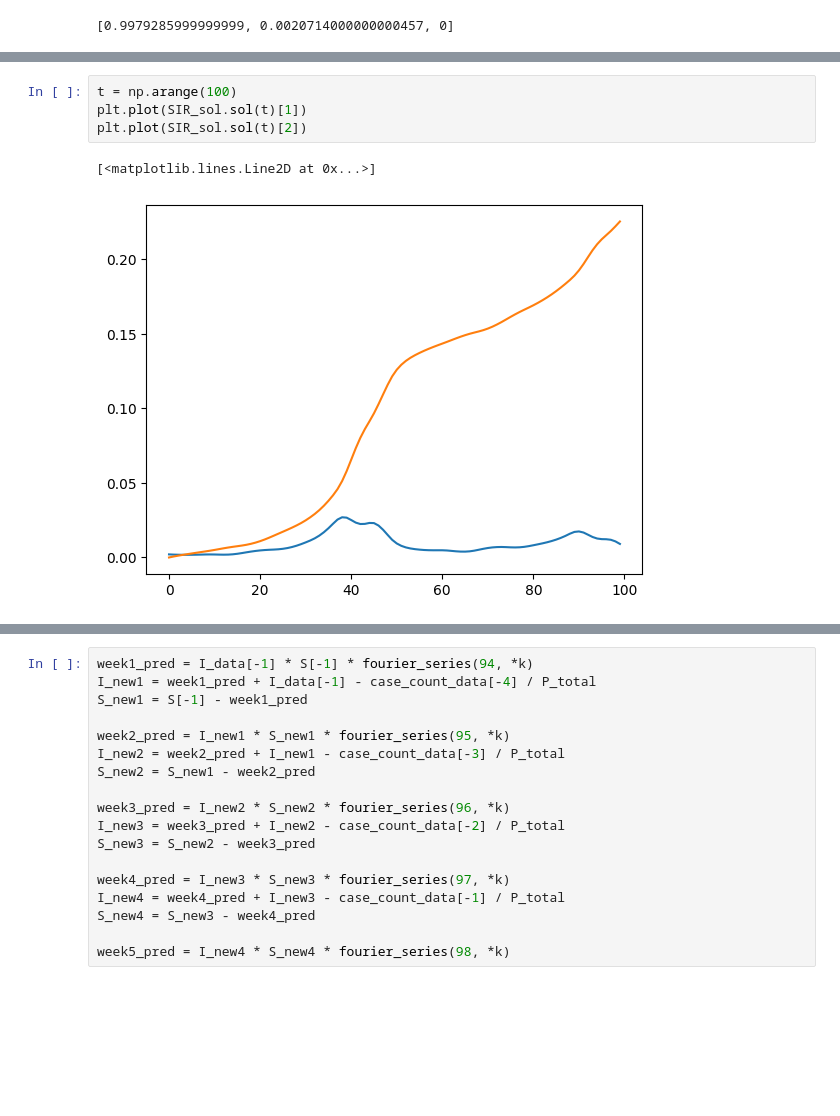
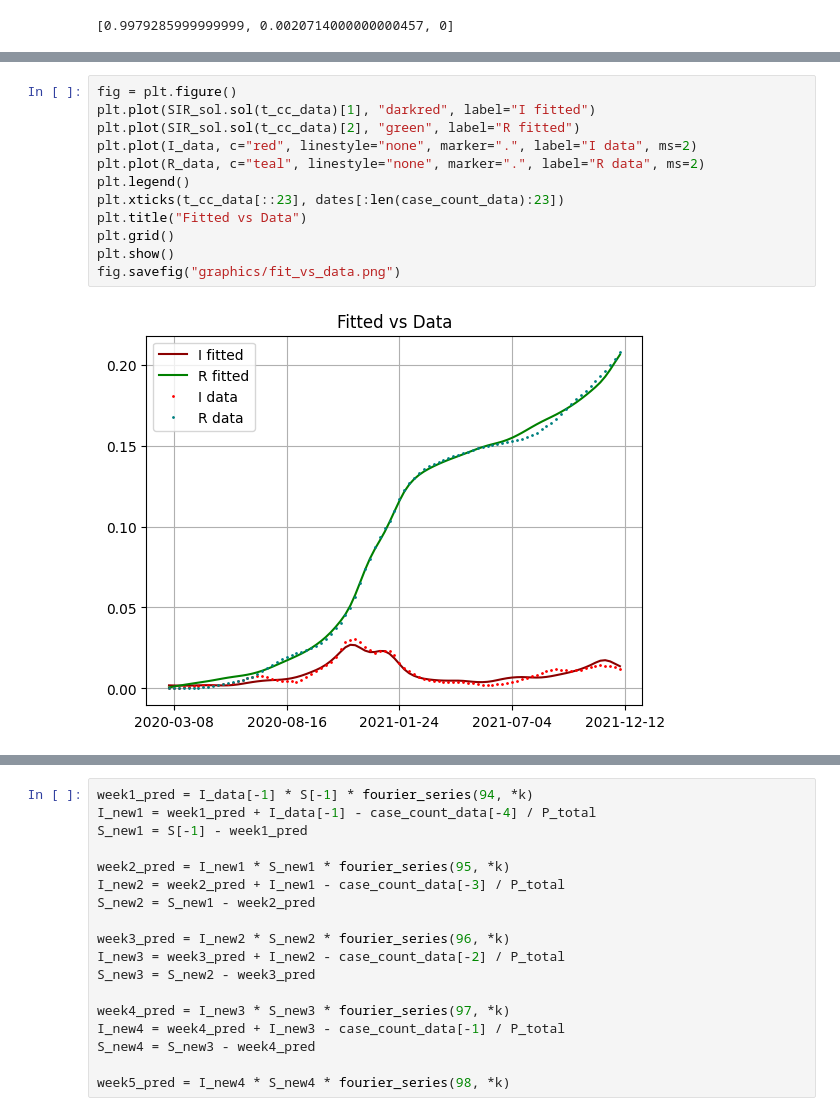
Before and after one commit to seon9cho/COVID-DataAssimilation, a Jupyter notebook: SIR_COVID1.ipynb, the cells around one changed output, grey strips where cells are left out. Saved outputs shown, nothing was run; the diff lists cells and outputs as text; blank space fills up the shorter version.

```diff
--- a/SIR_COVID1.ipynb
+++ b/SIR_COVID1.ipynb
@@ -416,10 +419,17 @@ fig.savefig("SIR1_FvO.png")
-# %%
-t = np.arange(100)
-plt.plot(SIR_sol.sol(t)[1])
-plt.plot(SIR_sol.sol(t)[2])
-# %% [output]
-[<matplotlib.lines.Line2D at 0x...>]
-[figure, removed]
+# %%
+fig = plt.figure()
+plt.plot(SIR_sol.sol(t_cc_data)[1], "darkred", label="I fitted")
+plt.plot(SIR_sol.sol(t_cc_data)[2], "green", label="R fitted")
+plt.plot(I_data, c="red", linestyle="none", marker=".", label="I data", ms=2)
+plt.plot(R_data, c="teal", linestyle="none", marker=".", label="R data", ms=2)
+plt.legend()
+plt.xticks(t_cc_data[::23], dates[:len(case_count_data):23])
+plt.title("Fitted vs Data")
+plt.grid()
+plt.show()
+fig.savefig("graphics/fit_vs_data.png")
+# %% [output]
+[figure, added]
 # %%
 all_case_data = np.concatenate((case_count_data, case_count_pred))
 I_full_data = np.array([sum(all_case_data[:k]) for k in range(1, 4)] + [sum(all_case_data[k:k+4]) for k in range(len(all_case_data) - 3)])
```
Also changed, not shown: parts of 4 cells of this notebook, 9 other files.
